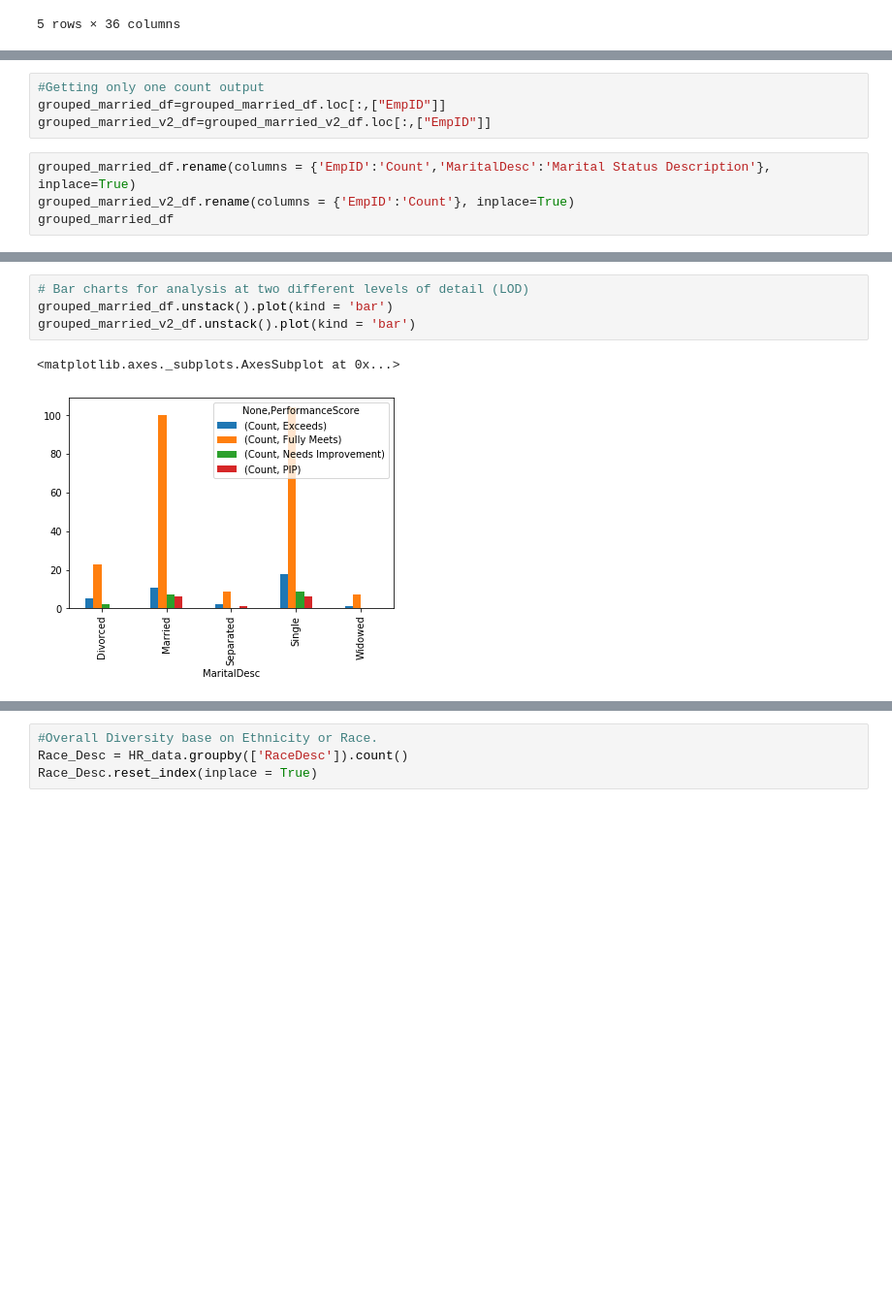
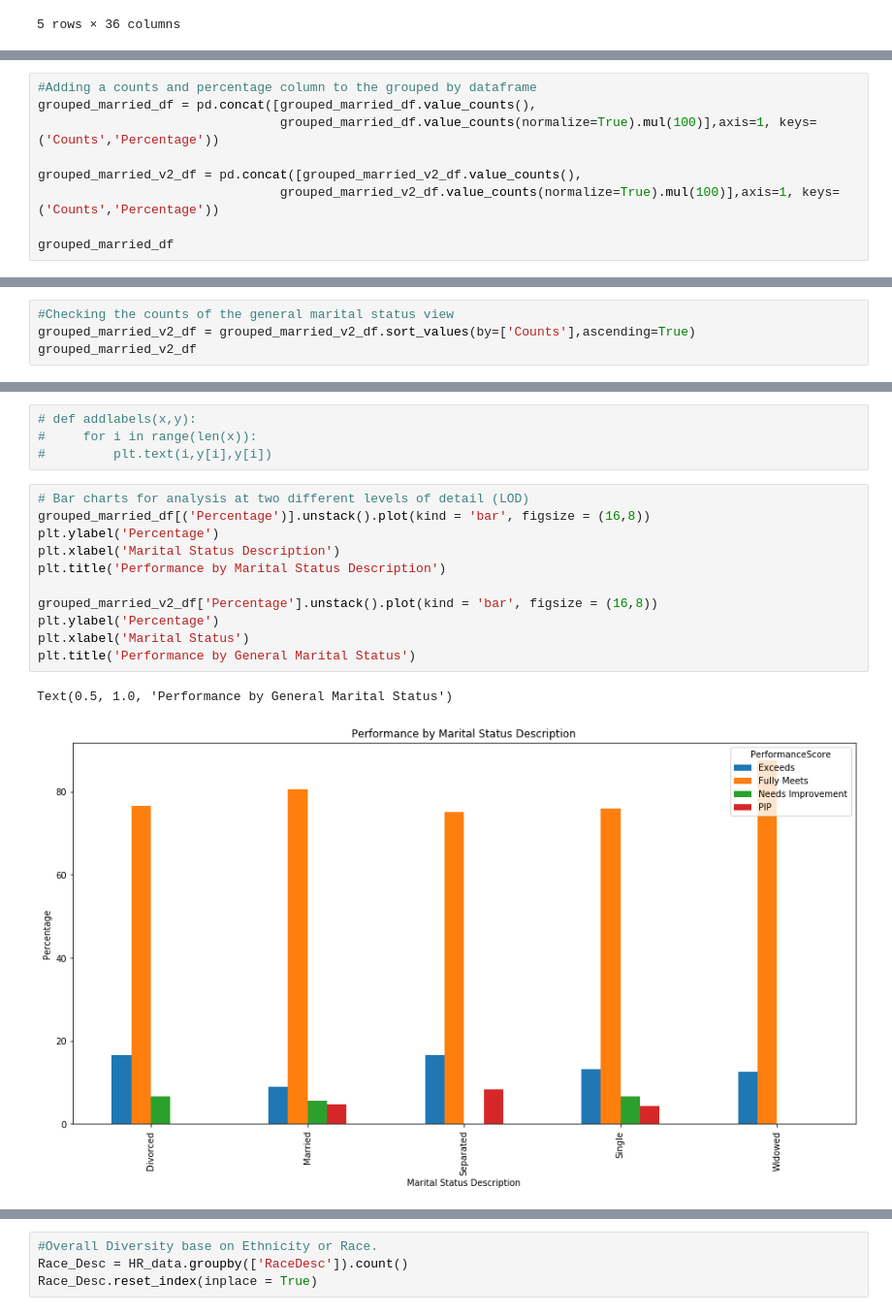
Before and after one commit to jessicac818/Netflix-Midterm-Project-1, a Jupyter notebook: Diversity in the Workforce Group 6.ipynb, the cells around one changed output, grey strips where cells are left out. Shown at 97% size. Cells and saved outputs as stored; diff of their text form; blank space fills up the shorter version.

```diff
--- a/Diversity in the Workforce Group 6.ipynb
+++ b/Diversity in the Workforce Group 6.ipynb
@@ -51,8 +51,0 @@ grouped_married_v2_df = HR_data.groupby(['MarriedID','PerformanceScore']).count(
-# %%
-#Getting only one count output
-grouped_married_df=grouped_married_df.loc[:,["EmpID"]]
-grouped_married_v2_df=grouped_married_v2_df.loc[:,["EmpID"]]
-# %%
-grouped_married_df.rename(columns = {'EmpID':'Count','MaritalDesc':'Marital Status Description'}, inplace=True)
-grouped_married_v2_df.rename(columns = {'EmpID':'Count'}, inplace=True)
-grouped_married_df
@@ -77,0 +52,9 @@ grouped_married_df
+# %%
+#Adding a counts and percentage column to the grouped by dataframe
+grouped_married_df = pd.concat([grouped_married_df.value_counts(),
+                                grouped_married_df.value_counts(normalize=True).mul(100)],axis=1, keys=('Counts','Percentage'))
+
+grouped_married_v2_df = pd.concat([grouped_married_v2_df.value_counts(),
+                                grouped_married_v2_df.value_counts(normalize=True).mul(100)],axis=1, keys=('Counts','Percentage'))
+
+grouped_married_df
@@ -77,0 +80,4 @@ grouped_married_df
+# %%
+#Checking the counts of the general marital status view
+grouped_married_v2_df = grouped_married_v2_df.sort_values(by=['Counts'],ascending=True)
+grouped_married_v2_df
@@ -78,7 +95,18 @@ grouped_married_df
+# %%
+# def addlabels(x,y):
+#     for i in range(len(x)):
+#         plt.text(i,y[i],y[i])
 # %%
 # Bar charts for analysis at two different levels of detail (LOD)
-grouped_married_df.unstack().plot(kind = 'bar')
-grouped_married_v2_df.unstack().plot(kind = 'bar')
+grouped_married_df[('Percentage')].unstack().plot(kind = 'bar', figsize = (16,8))
+plt.ylabel('Percentage')
+plt.xlabel('Marital Status Description')
+plt.title('Performance by Marital Status Description')
+
+grouped_married_v2_df['Percentage'].unstack().plot(kind = 'bar', figsize = (16,8))
+plt.ylabel('Percentage')
+plt.xlabel('Marital Status')
+plt.title('Performance by General Marital Status')
 # %% [output]
-<matplotlib.axes._subplots.AxesSubplot at 0x...>
+Text(0.5, 1.0, 'Performance by General Marital Status')
-[figure, old version]
+[figure, new version]
```
Also changed, not shown: parts of 16 cells of this notebook.
